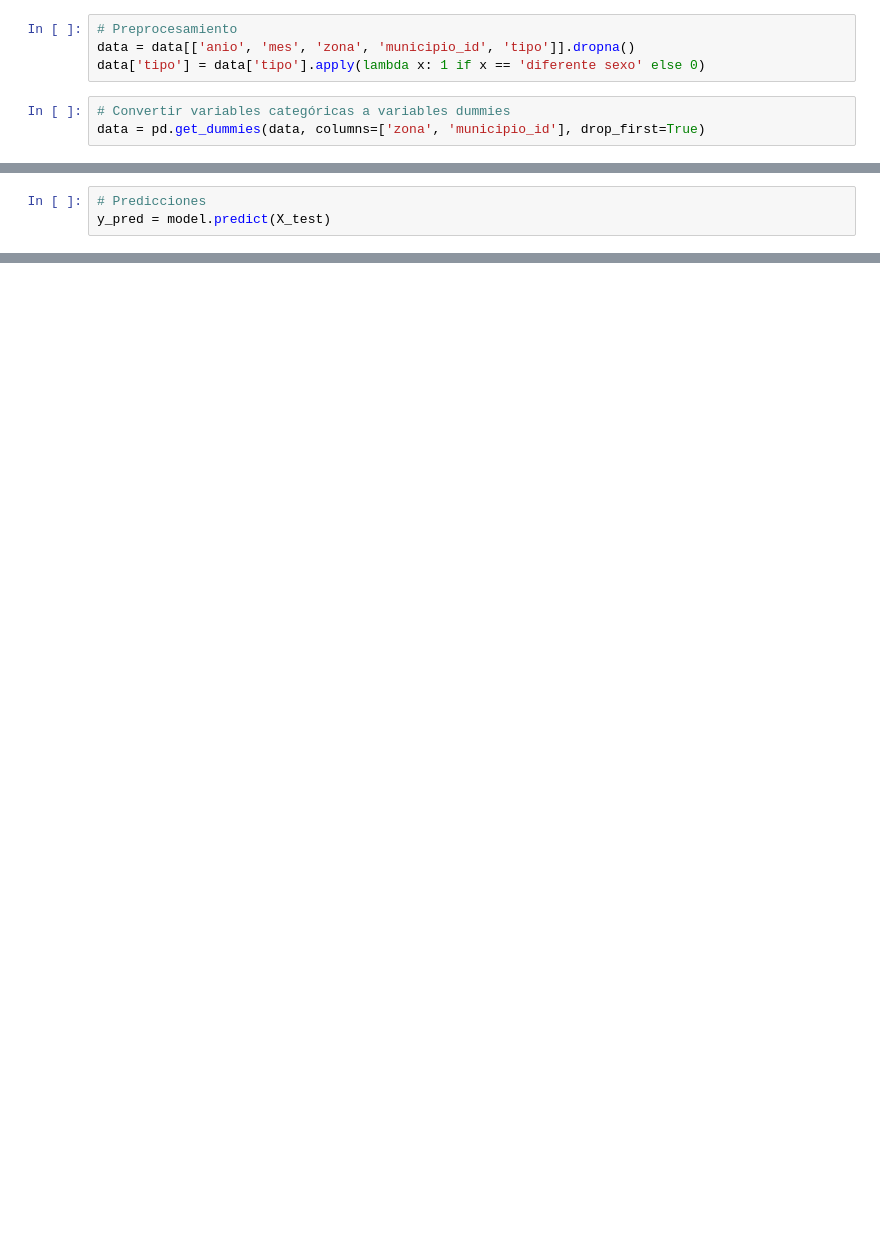
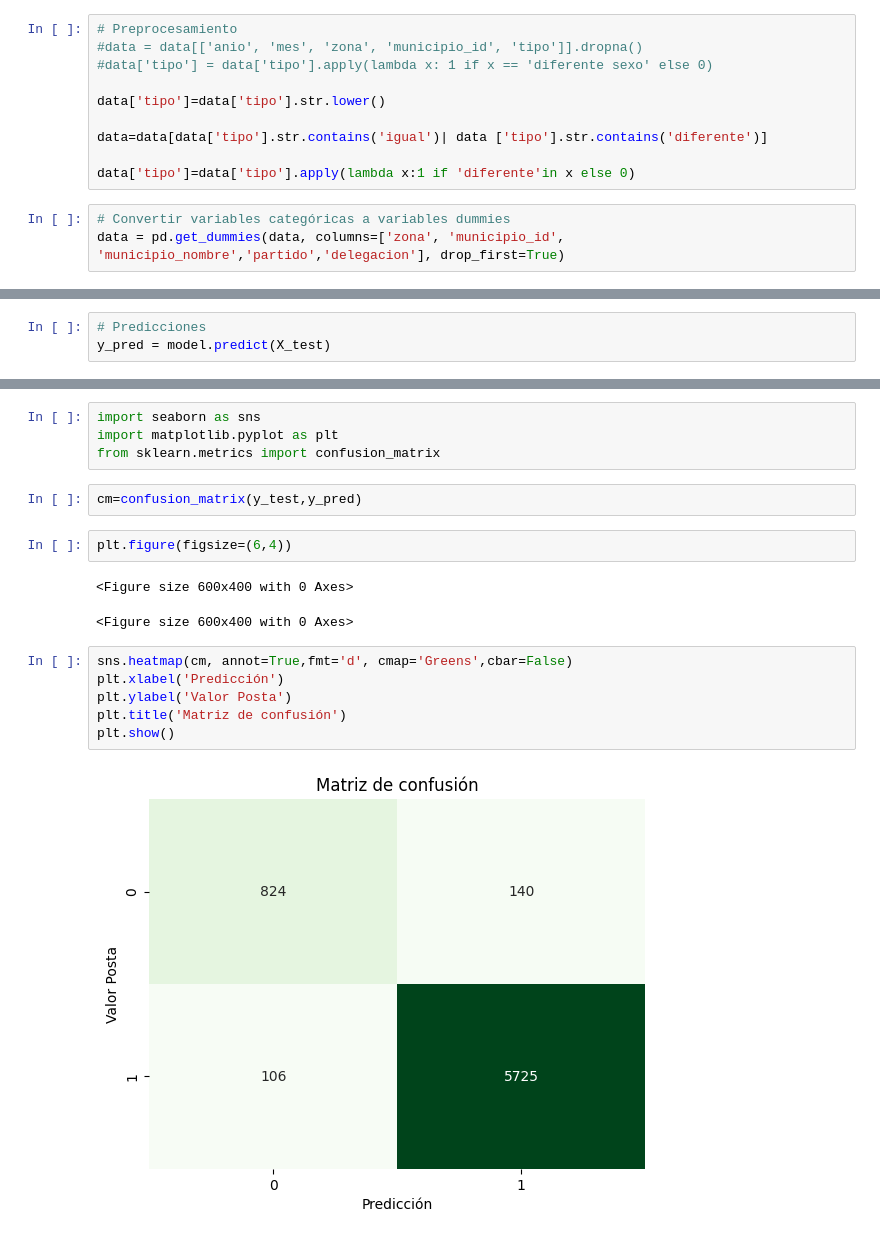
Before and after one commit to Oscar-M-Quintana/Algoritmos_Inferencia, a Jupyter notebook: REGRESION_LOGISTICA_MATRIMONIOS.ipynb, the cells around one changed output, grey strips where cells are left out. Drawn from its saved outputs; the diff is of its cells as text; blank space fills up the shorter version.

```diff
--- a/REGRESION_LOGISTICA_MATRIMONIOS.ipynb
+++ b/REGRESION_LOGISTICA_MATRIMONIOS.ipynb
@@ -29,11 +29,17 @@ print(df.to_string())
 2379   2016    8    13          6805                               Tigre                   TIGRE                                     EL TALAR  diferente sexo
 # %%
 # Preprocesamiento
-data = data[['anio', 'mes', 'zona', 'municipio_id', 'tipo']].dropna()
-data['tipo'] = data['tipo'].apply(lambda x: 1 if x == 'diferente sexo' else 0)
+#data = data[['anio', 'mes', 'zona', 'municipio_id', 'tipo']].dropna()
+#data['tipo'] = data['tipo'].apply(lambda x: 1 if x == 'diferente sexo' else 0)
+
+data['tipo']=data['tipo'].str.lower()
+
+data=data[data['tipo'].str.contains('igual')| data ['tipo'].str.contains('diferente')]
+
+data['tipo']=data['tipo'].apply(lambda x:1 if 'diferente'in x else 0)
 # %%
 # Convertir variables categóricas a variables dummies
-data = pd.get_dummies(data, columns=['zona', 'municipio_id'], drop_first=True)
+data = pd.get_dummies(data, columns=['zona', 'municipio_id', 'municipio_nombre','partido','delegacion'], drop_first=True)
 # %%
 # Separar variables predictoras y objetivo
 X = data.drop('tipo', axis=1)
@@ -78,0 +78,19 @@ weighted avg       0.94      0.94      0.94      6795
+# %%
+import seaborn as sns
+import matplotlib.pyplot as plt
+from sklearn.metrics import confusion_matrix
+# %%
+cm=confusion_matrix(y_test,y_pred)
+# %%
+plt.figure(figsize=(6,4))
+# %% [output]
+<Figure size 600x400 with 0 Axes>
+<Figure size 600x400 with 0 Axes>
+# %%
+sns.heatmap(cm, annot=True,fmt='d', cmap='Greens',cbar=False)
+plt.xlabel('Predicción')
+plt.ylabel('Valor Posta')
+plt.title('Matriz de confusión')
+plt.show()
+# %% [output]
+[figure, added]
```
Also changed, not shown: parts of 3 cells of this notebook.
